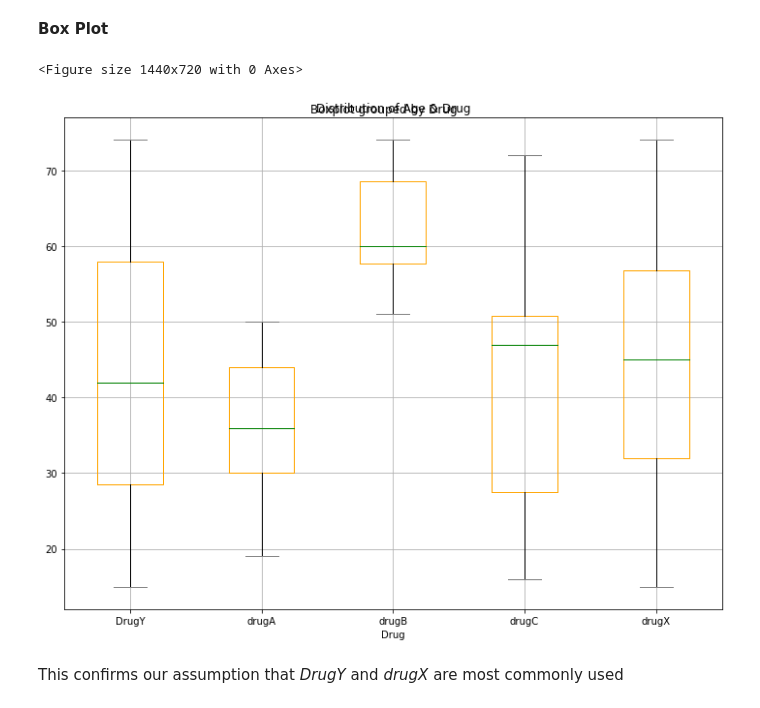
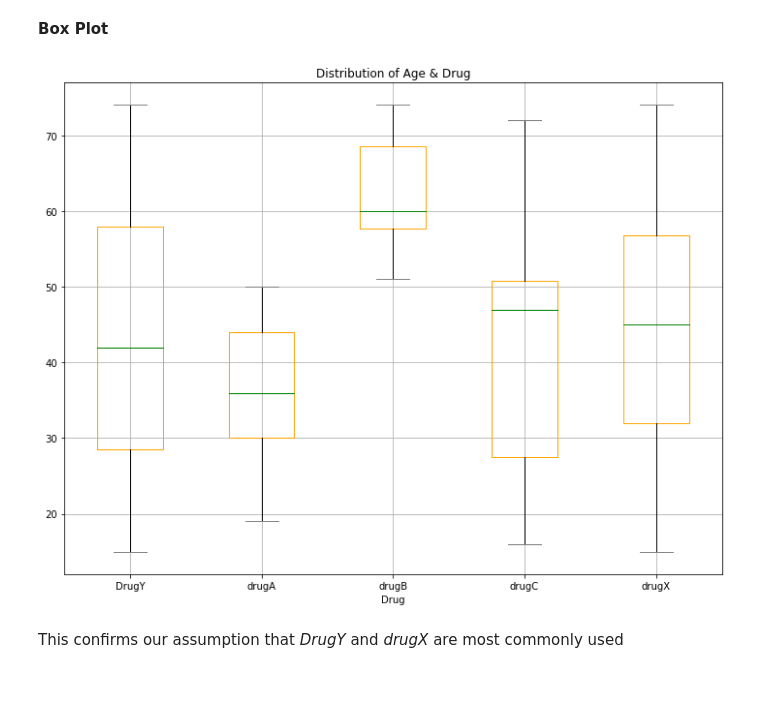
Before and after one commit to ashwin4ever/Machine-Learning-Projects, a Jupyter notebook: Classification Problems/Drug Type Classification/drug-classification-data-analysis-modelling.ipynb, the cells around one changed output. Cells and saved outputs as stored; diff of their text form; code cells hidden in the pictures.

```diff
--- a/Classification Problems/Drug Type Classification/drug-classification-data-analysis-modelling.ipynb
+++ b/Classification Problems/Drug Type Classification/drug-classification-data-analysis-modelling.ipynb
@@ -180,15 +182,15 @@ The stripplot is used to visualize multiple data distributions, from the plot it
 **Box Plot**
 # %%
 # Visualize age and drug type using Box plot
-plt.figure(figsize = (20 , 10))
+
 props = dict(boxes = "orange", whiskers="black", medians= "green", caps ="Gray")
-drugs_df.boxplot(by = 'Drug' , column = ['Age'] , figsize = (10 , 8) , color = props)
+drugs_df.boxplot(by = 'Drug' , column = ['Age'] , figsize = (10 , 8) , color = props )
 plt.title('Distribution of Age & Drug')
+plt.suptitle("")
 plt.tight_layout()
 plt.show()
 # %% [output]
-<Figure size 1440x720 with 0 Axes>
-[figure, old version]
+[figure, new version]
 # %% [markdown]
 This confirms our assumption that *DrugY* and *drugX* are most commonly used
 # %% [markdown]
```
Also changed, not shown: parts of 3 cells of this notebook.
